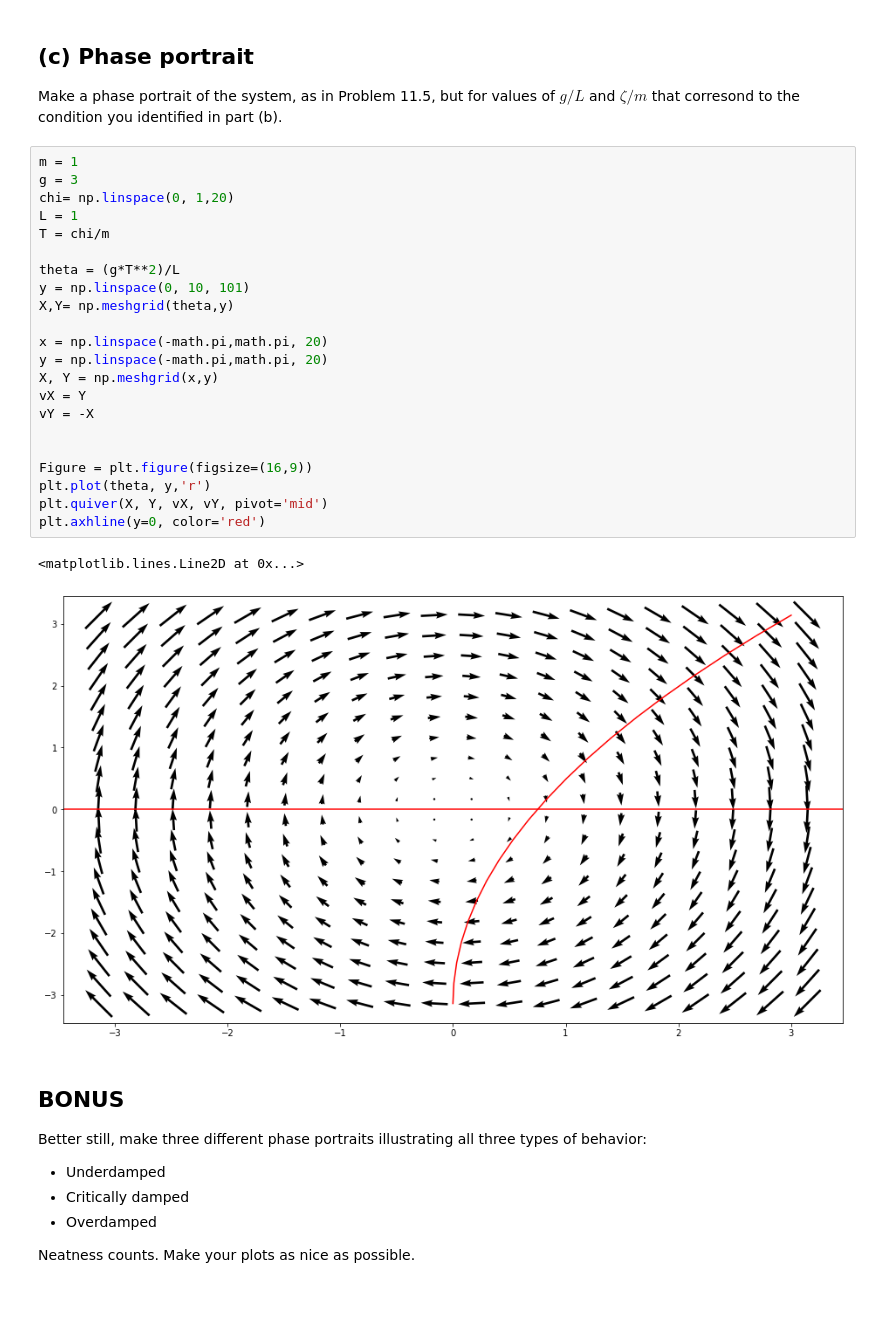
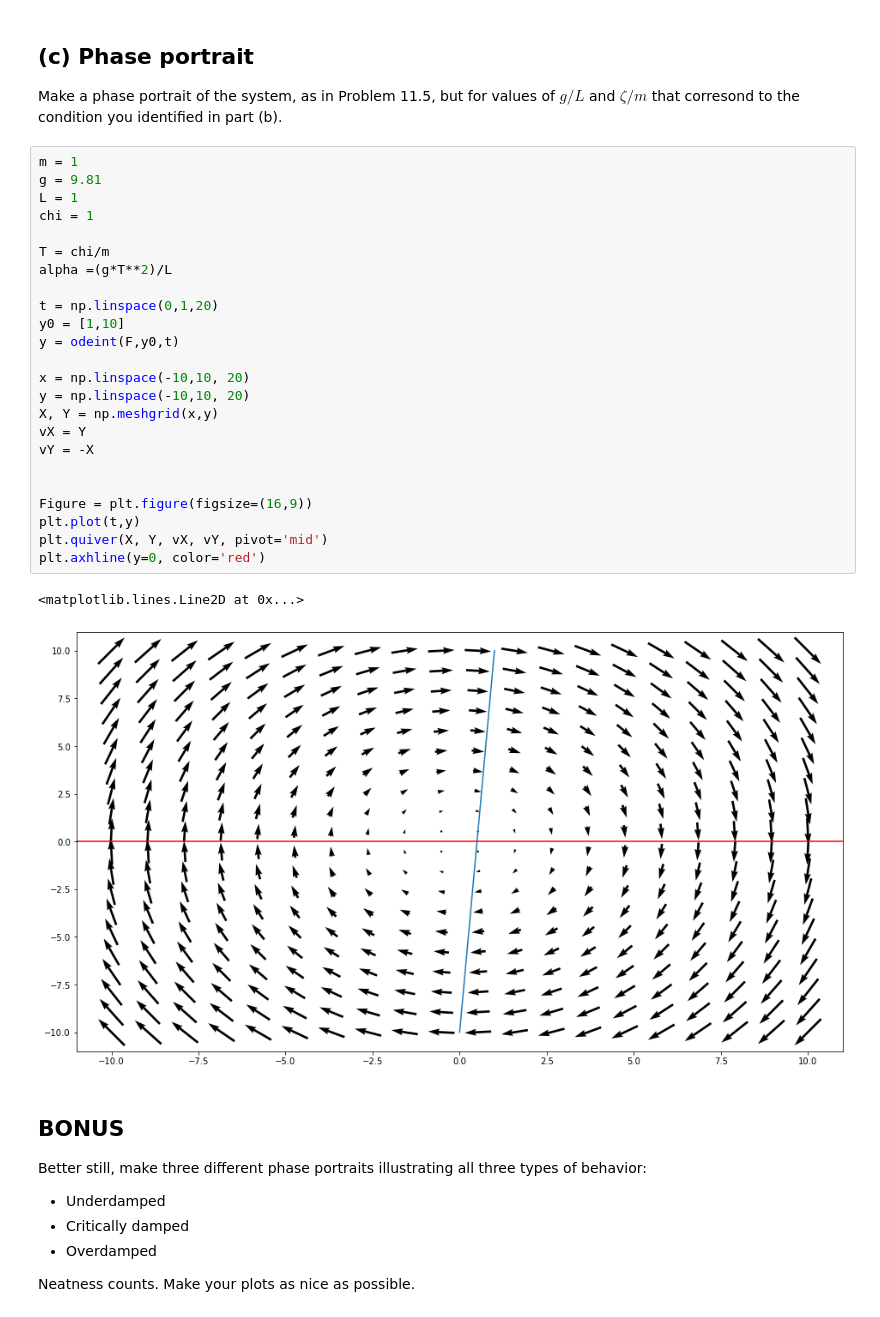
Before and after one commit to HWolf08/biophysics, a Jupyter notebook: week-08/problem-11.8.ipynb, the cells around one changed output. Drawn from its saved outputs; the diff is of its cells as text.

```diff
--- a/week-08/problem-11.8.ipynb
+++ b/week-08/problem-11.8.ipynb
@@ -63,29 +63,31 @@ plt.plot(t,y[:,1])
 Make a phase portrait of the system, as in Problem 11.5, but for values of $g/L$ and $\zeta/m$ that corresond to the condition you identified in part (b).
 # %%
 m = 1
-g = 3
-chi= np.linspace(0, 1,20)
+g = 9.81
 L = 1
+chi = 1
+
 T = chi/m
+alpha =(g*T**2)/L
 
-theta = (g*T**2)/L
-y = np.linspace(0, 10, 101)
-X,Y= np.meshgrid(theta,y)
+t = np.linspace(0,1,20)
+y0 = [1,10]
+y = odeint(F,y0,t)
 
-x = np.linspace(-math.pi,math.pi, 20)
-y = np.linspace(-math.pi,math.pi, 20)
+x = np.linspace(-10,10, 20)
+y = np.linspace(-10,10, 20)
 X, Y = np.meshgrid(x,y)
 vX = Y
 vY = -X
 
 
 Figure = plt.figure(figsize=(16,9))
-plt.plot(theta, y,'r')
+plt.plot(t,y)
 plt.quiver(X, Y, vX, vY, pivot='mid')
 plt.axhline(y=0, color='red')
 # %% [output]
 <matplotlib.lines.Line2D at 0x...>
-[figure, old version]
+[figure, new version]
 # %% [markdown]
 ## BONUS
 
```
Also changed, not shown: parts of 1 cell of this notebook.
